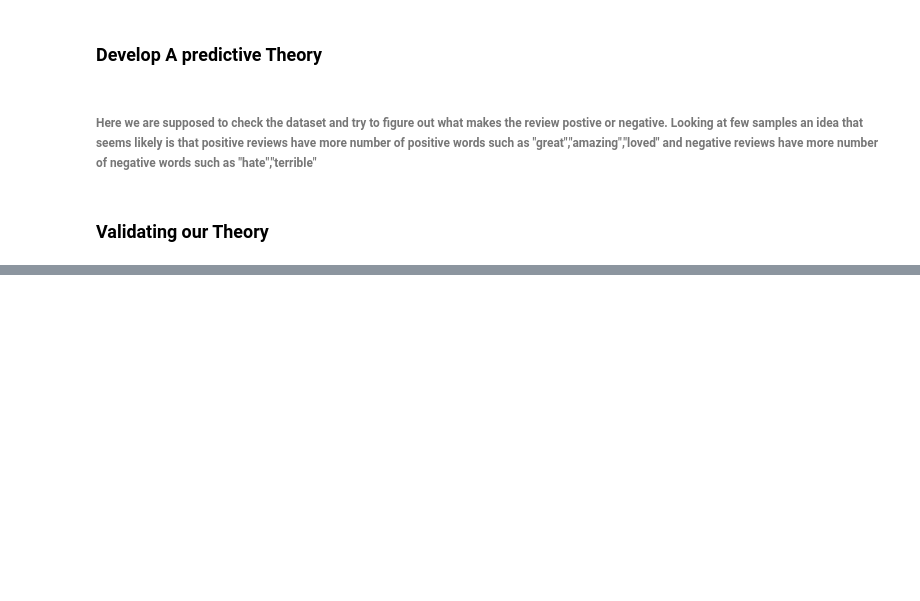
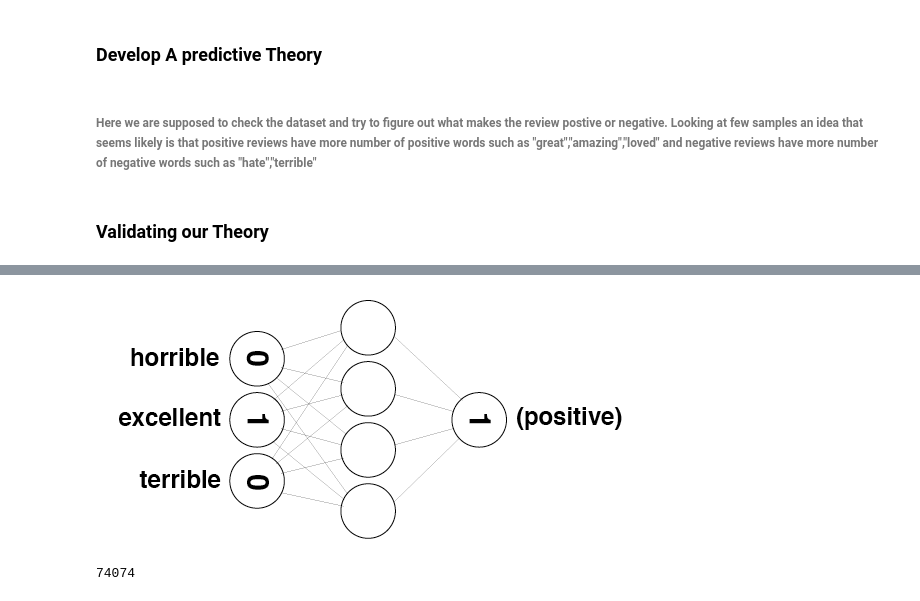
Before and after one commit to amitupreti/sentiment-analysis-from-scratch-With-Numpy, a Jupyter notebook: Part 1- sentiment analysis with numpy.ipynb, the cells around one changed output, grey strips where cells are left out. Saved outputs shown, nothing was run; the diff lists cells and outputs as text; code cells hidden in the pictures; blank space fills up the shorter version.

```diff
--- a/Part 1- sentiment analysis with numpy.ipynb
+++ b/Part 1- sentiment analysis with numpy.ipynb
@@ -40,0 +234,12 @@ positive        :       another one for the babes  bullets crowd . the story is
+# %%
+review = "The movie was excellent"
+
+Image(filename='sentiment_network_pos.png')
+# %% [output]
+[figure, added]
+# %%
+# llets create a set called vocab that lists all the words
+vocab = set(total_counts.keys())
+print(len(vocab))
+# %% [output]
+74074
```
Also changed, not shown: parts of 24 cells of this notebook.
